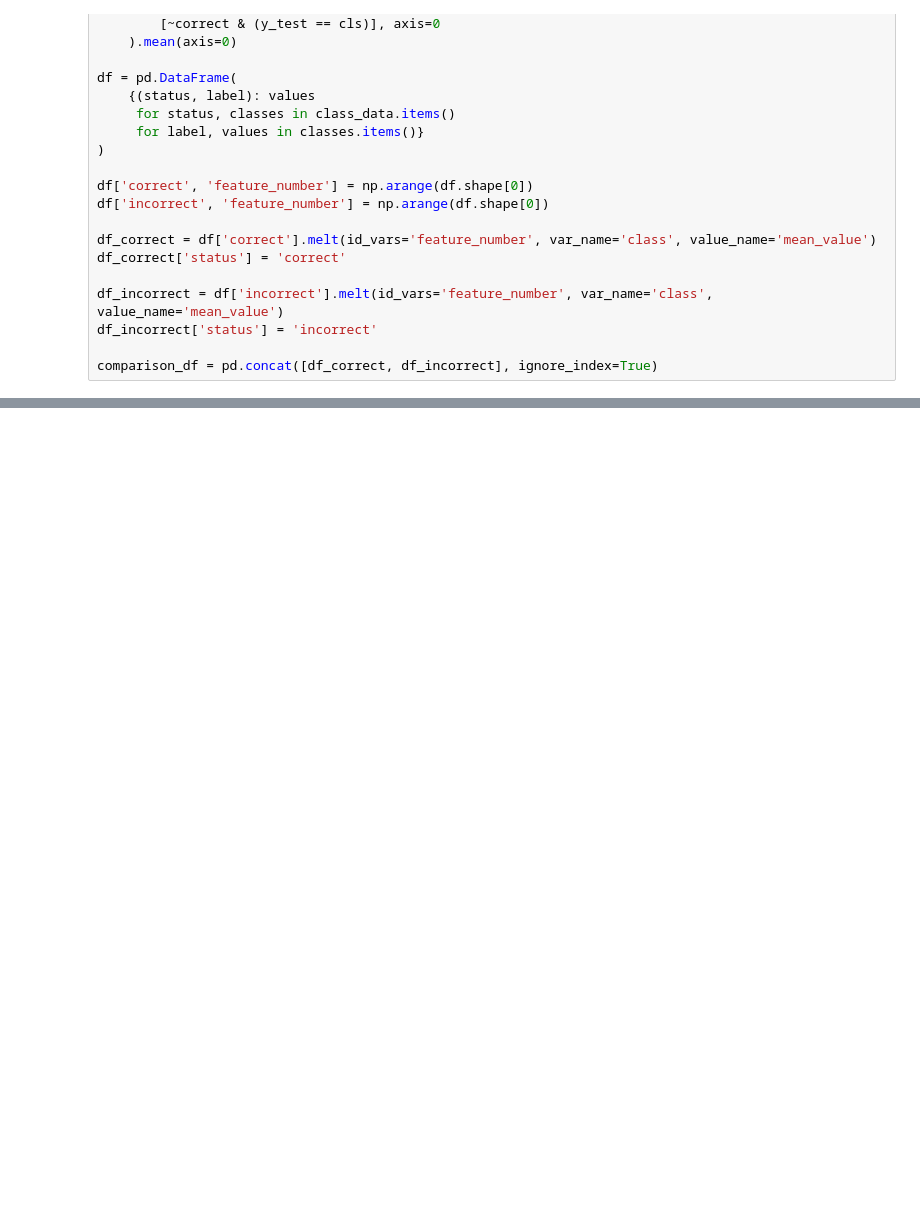
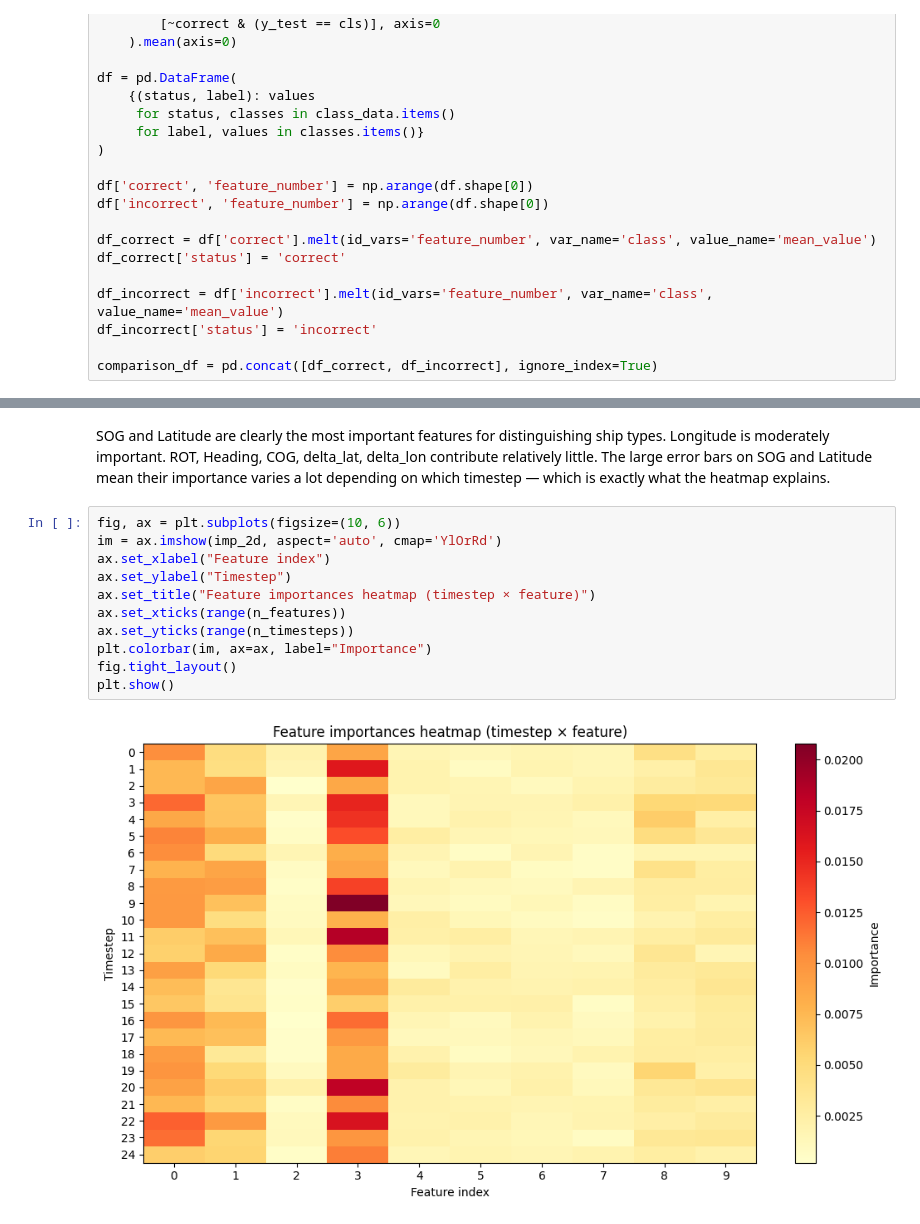
Before and after one commit to lukasjanusauskas/ais-duomenu-vizualizavimas, a Jupyter notebook: 4 Lab/RF.ipynb, the cells around one changed output, grey strips where cells are left out. Saved outputs shown, nothing was run; the diff lists cells and outputs as text; blank space fills up the shorter version.

```diff
--- a/4 Lab/RF.ipynb
+++ b/4 Lab/RF.ipynb
@@ -418,0 +449,18 @@ print(pivot_df.to_string(index=False))
+# %% [markdown]
+SOG and Latitude are clearly the most important features for distinguishing ship types.
+Longitude is moderately important.
+ROT, Heading, COG, delta_lat, delta_lon contribute relatively little.
+The large error bars on SOG and Latitude mean their importance varies a lot depending on which timestep — which is exactly what the heatmap explains.
+# %%
+fig, ax = plt.subplots(figsize=(10, 6))
+im = ax.imshow(imp_2d, aspect='auto', cmap='YlOrRd')
+ax.set_xlabel("Feature index")
+ax.set_ylabel("Timestep")
+ax.set_title("Feature importances heatmap (timestep × feature)")
+ax.set_xticks(range(n_features))
+ax.set_yticks(range(n_timesteps))
+plt.colorbar(im, ax=ax, label="Importance")
+fig.tight_layout()
+plt.show()
+# %% [output]
+[figure, added]
```
Also changed, not shown: parts of 11 cells of this notebook, 1 other file.
